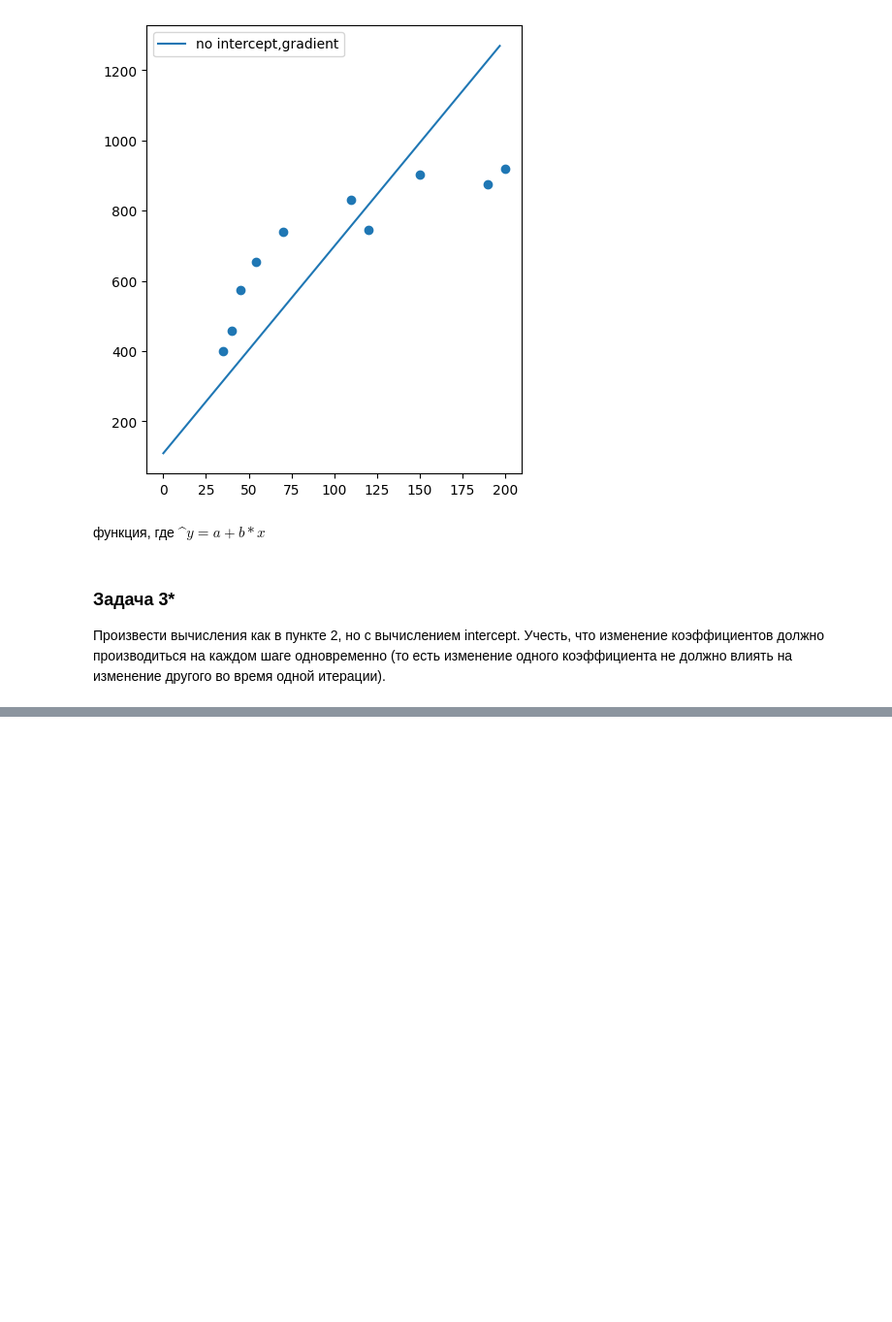
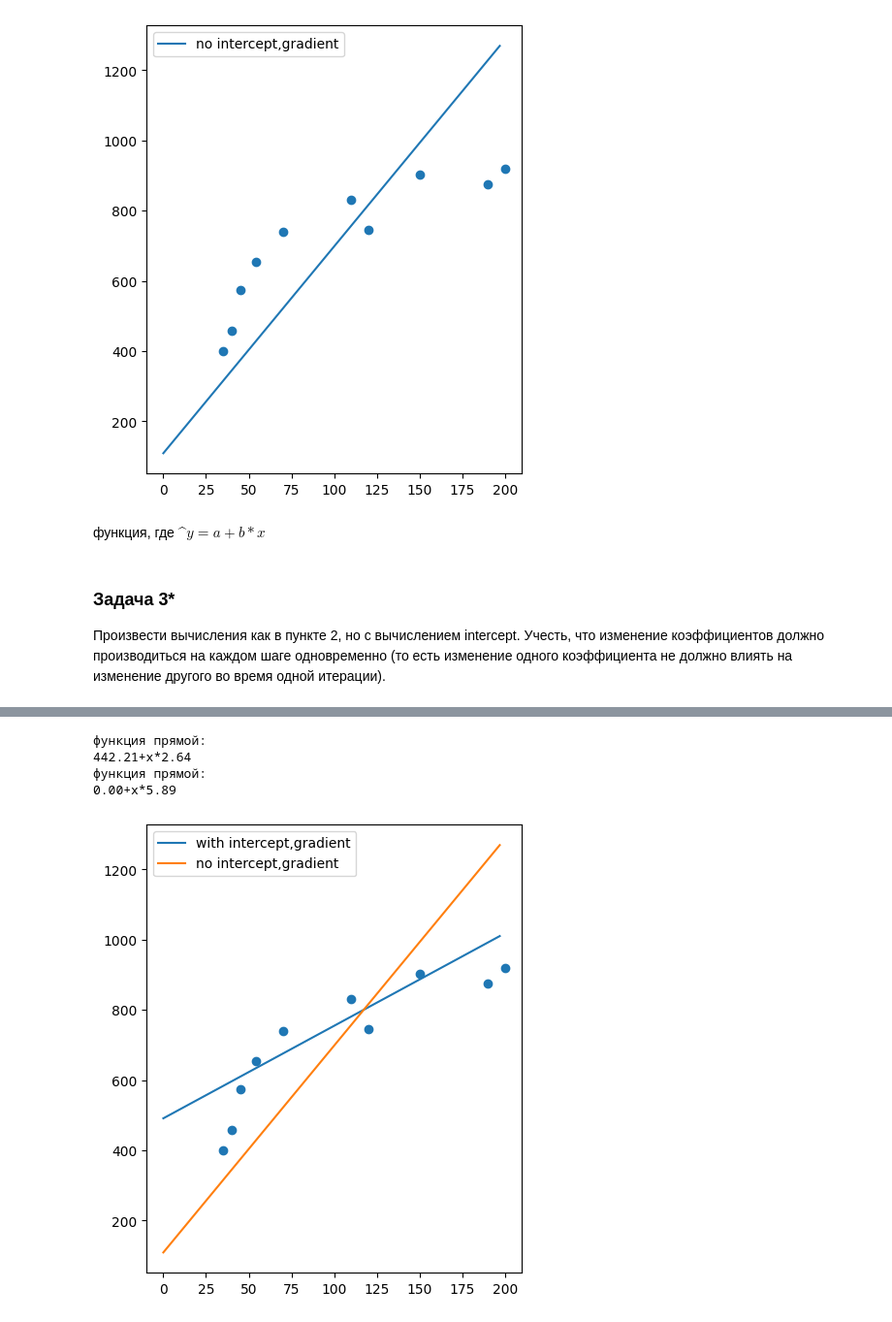
Before and after one commit to Evercrow/analytics_GB, a Jupyter notebook: Probability math/Less9/p_hw9.ipynb, the cells around one changed output, grey strips where cells are left out. Shown at 97% size. Saved outputs shown, nothing was run; the diff lists cells and outputs as text; code cells hidden in the pictures; blank space fills up the shorter version.

```diff
--- a/Probability math/Less9/p_hw9.ipynb
+++ b/Probability math/Less9/p_hw9.ipynb
@@ -140,0 +141,10 @@ def MSE_intercept(x:list, y:list, k:float, a:float):
+# %%
+#для k1 формула прежняя, только добавилась  k0 как константа :
+k0 = 1
+k1 = 0.1
+n = len(zp)
+k_grad =  (2/n) * np.sum((k1*zp +k0- ks)*zp)
+
+#для k0 тоже берем производную от функции потерь, но теперь k1 идет как константа, а производная берется по k0 :
+
+i_grad =  (2/n) * np.sum((k1*zp +k0 - ks))
@@ -140,0 +155,19 @@ def MSE_intercept(x:list, y:list, k:float, a:float):
+# %%
+alpha = 1e-5
+k0 = 10
+k1 = 0.5
+for i in range(2500000):
+    k1_i = k1
+    k0_i = k0
+    k_grad =  (2/n) * np.sum((k1*zp +k0- ks)*zp)
+    i_grad =  (2/n) * np.sum((k1*zp +k0 - ks))
+    k1 -= alpha * k_grad
+    k0 -=alpha * i_grad
+    if i % 100000 == 0:
+        print(f'step {i} : k1 = {k1} ,k0 = {k0} mse = {MSE_intercept(zp,ks,k1,k0)}')
+    if (abs(k1_i - k1) < alpha) and (abs(k0_i - k0) < alpha) : break
+
+
+print(f"k0={k0},k1={k1} , \n \
+    gradients: {i_grad} and {k_grad} \n \
+    last iteration diff: {abs(k0_i - k0)}, {abs(k1_i - k1)}")
@@ -140,0 +187,12 @@ def MSE_intercept(x:list, y:list, k:float, a:float):
+# %%
+plt.figure(figsize = [5,6])
+plt.scatter(zp,ks)
+plt.plot(Linear(manual_range(zp), k1, k0), label = "with intercept,gradient")
+plt.plot(Linear(manual_range(zp), coef), label = "no intercept,gradient")
+plt.legend(loc='best');
+# %% [output]
+функция прямой:
+442.21+x*2.64
+функция прямой:
+0.00+x*5.89
+[figure, added]
```
Also changed, not shown: parts of 4 cells of this notebook.
